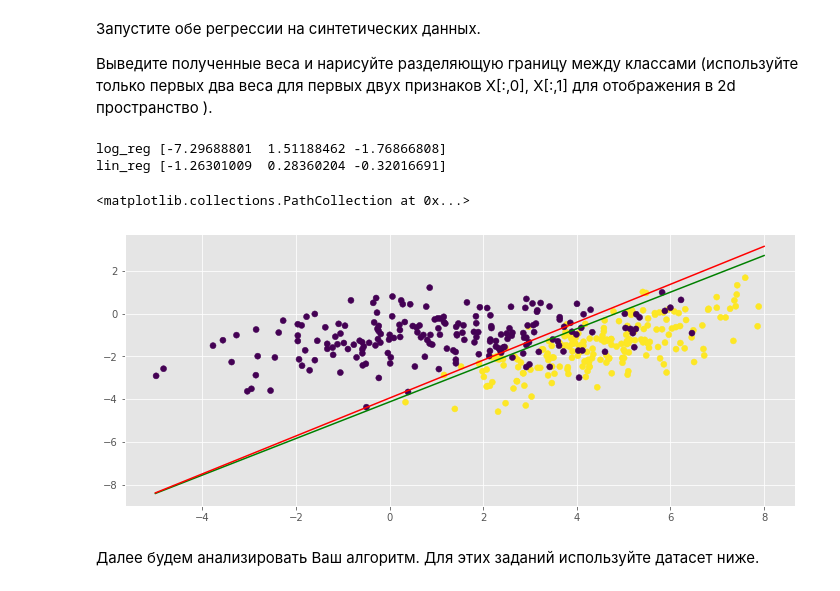
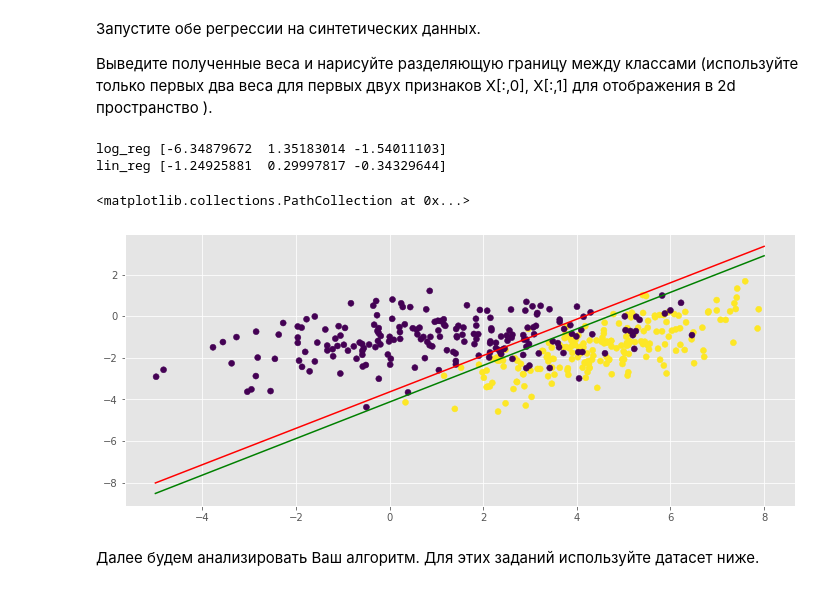
Before and after one commit to vid1525/ml2020-09, a Jupyter notebook: vasenkov_hw2.ipynb, the cells around one changed output. Drawn from its saved outputs; the diff is of its cells as text; code cells hidden in the pictures.

```diff
--- a/vasenkov_hw2.ipynb
+++ b/vasenkov_hw2.ipynb
@@ -412,9 +439,9 @@ class MySGDClassifier(BaseEstimator, ClassifierMixin):
 # %%
 def plot_decision_boundary(cls):
     def f(x):
-        return -(x * MyCls.weights[1] + MyCls.weights[0]) / MyCls.weights[2]
+        return -(x * cls.weights[1] + cls.weights[0]) / cls.weights[2]
 
-    print(cls.model_type, MyCls.weights)
+    print(cls.model_type, cls.weights)
     color = None
     if cls.model_type == 'log_reg':
         color = 'green'
@@ -425,28 +452,31 @@ def plot_decision_boundary(cls):
 # %%
 np.random.seed(0)
 
 C1 = np.array([[0., -0.8], [1.5, 0.8]])
 C2 = np.array([[1., -0.7], [2., 0.7]])
 gauss1 = np.dot(np.random.randn(200, 2) + np.array([5, 3]), C1)
 gauss2 = np.dot(np.random.randn(200, 2) + np.array([1.5, 0]), C2)
 
 X = np.vstack([gauss1, gauss2])
-y = np.r_[np.ones(200), -np.ones(200)].astype(int)
+y = np.r_[np.ones(200), np.zeros(200)].astype(int)
 
 MyCls = MySGDClassifier(batch_generator, C=10000, coef=0.99, max_epoch=200, model_type='log_reg')
-MyCls.fit(X, y_log)
+MyCls.fit(X, y)
 plot_decision_boundary(MyCls)
+
+for i in np.where(y == 0):
+    y[i] = -1
 
 MyCls = MySGDClassifier(batch_generator, C=10000, coef=0.99, max_epoch=200, model_type='lin_reg')
 MyCls.fit(X, y)
 plot_decision_boundary(MyCls)
 
 plt.scatter(X[:,0], X[:,1], c=y)
 # %% [output]
-log_reg [-7.29688801  1.51188462 -1.76866808]
-lin_reg [-1.26301009  0.28360204 -0.32016691]
+log_reg [-6.34879672  1.35183014 -1.54011103]
+lin_reg [-1.24925881  0.29997817 -0.34329644]
 <matplotlib.collections.PathCollection at 0x...>
-[figure, old version]
+[figure, new version]
 # %% [markdown]
 Далее будем анализировать Ваш алгоритм.
 Для этих заданий используйте датасет ниже.
```
Also changed, not shown: parts of 17 cells of this notebook.
